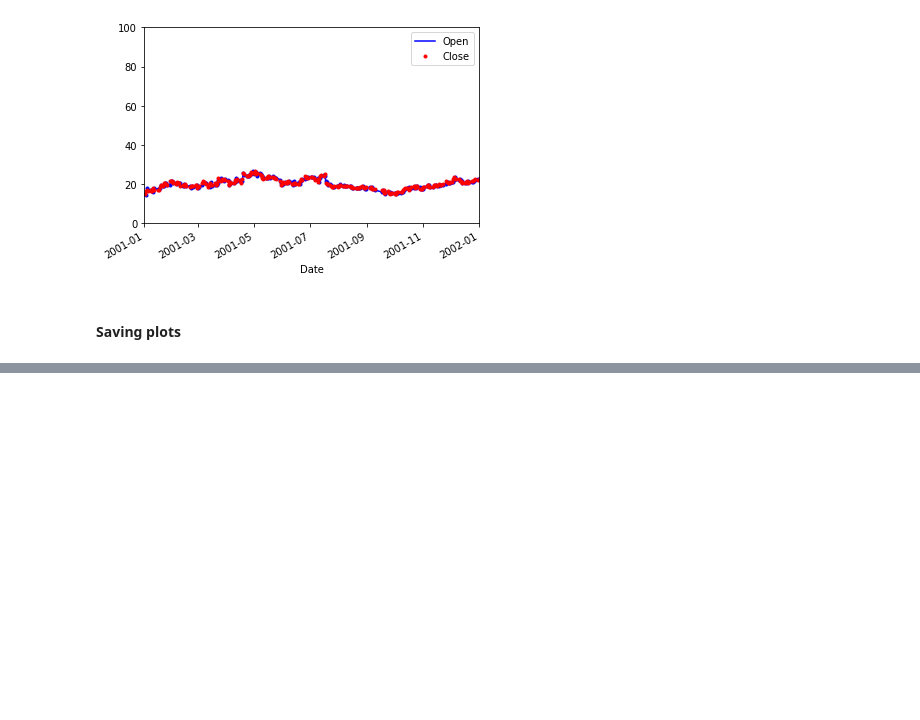
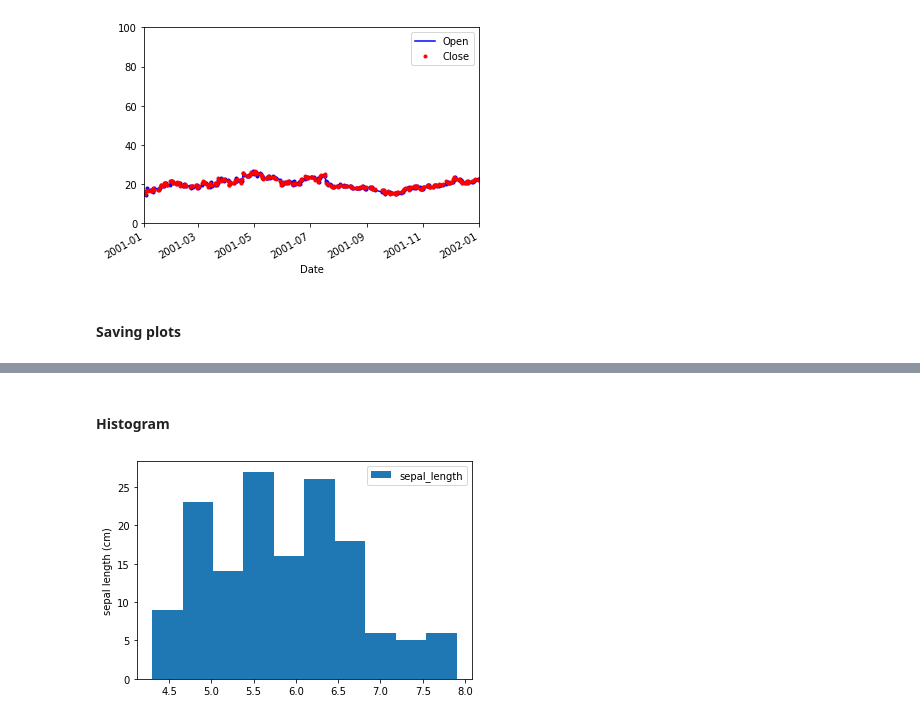
Before and after one commit to MikaelaKlein/Datacamp-Courses, a Jupyter notebook: Data Scientist with Python/08 - pandas Foundations.ipynb, the cells around one changed output, grey strips where cells are left out. Cells and saved outputs as stored; diff of their text form; code cells hidden in the pictures; blank space fills up the shorter version.

```diff
--- a/Data Scientist with Python/08 - pandas Foundations.ipynb
+++ b/Data Scientist with Python/08 - pandas Foundations.ipynb
@@ -369,0 +423,8 @@ plt.show()
+# %% [markdown]
+#### Histogram
+# %%
+iris.plot(y ='sepal_length', kind = 'hist')
+plt.ylabel('sepal length (cm)')
+plt.show()
+# %% [output]
+[figure, added]
```
Also changed, not shown: parts of 53 cells of this notebook, 1 other file.
